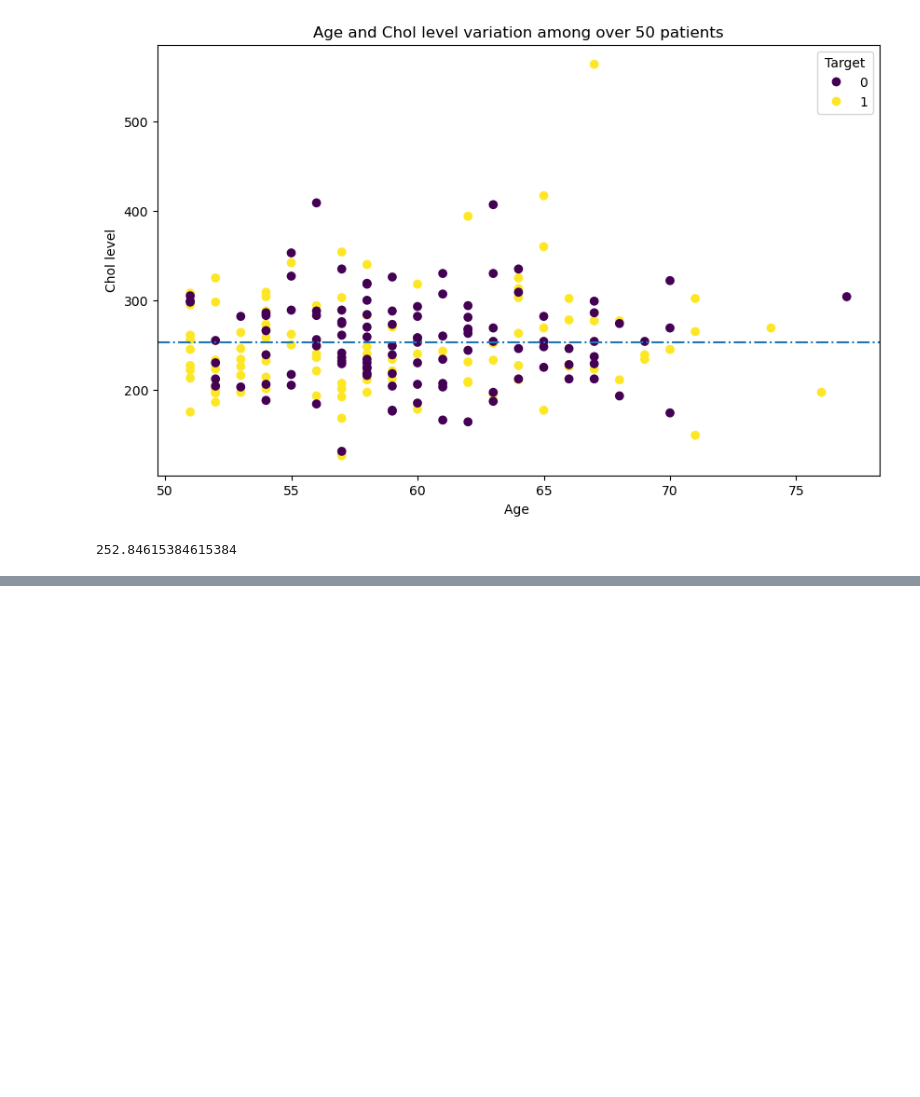
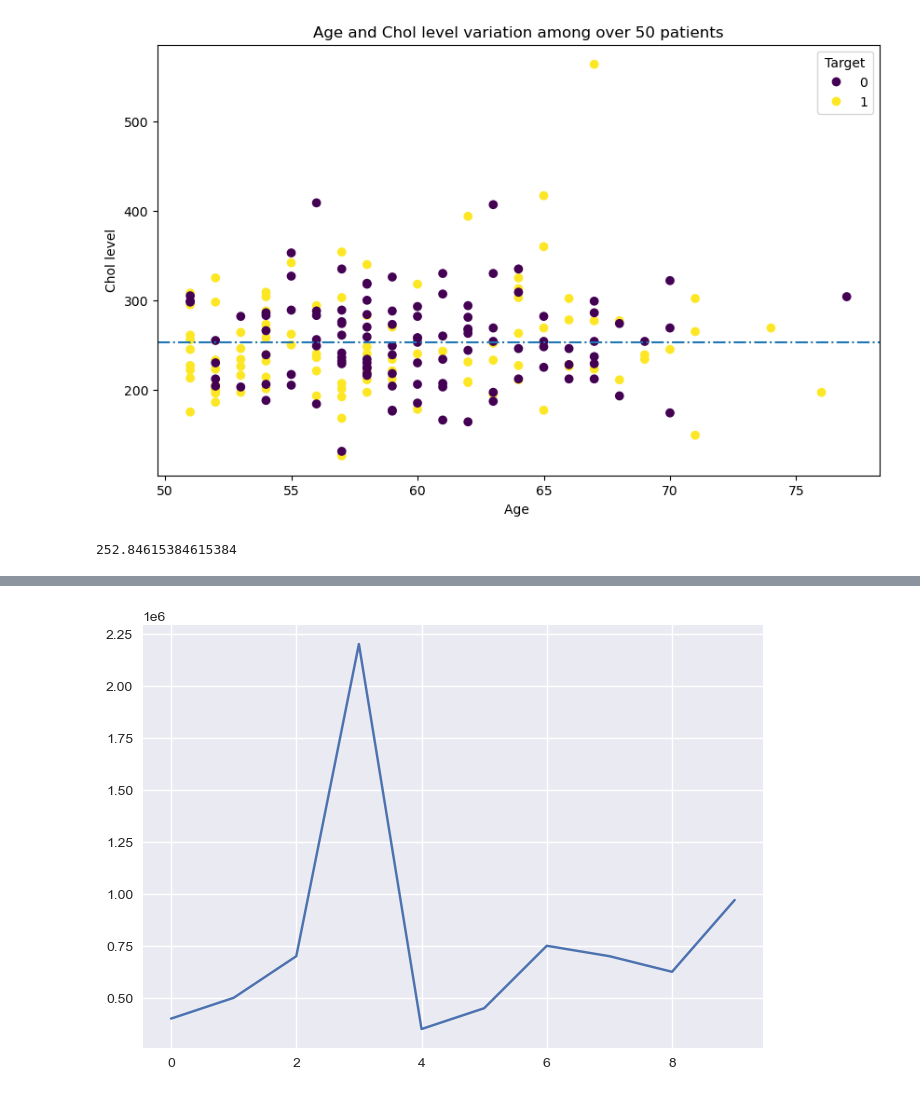
Before and after one commit to UGSNBandara/Machine-Learning-introduction, a Jupyter notebook: matplotlib_intro/Introduction_to_matplotlib.ipynb, the cells around one changed output, grey strips where cells are left out. Cells and saved outputs as stored; diff of their text form; code cells hidden in the pictures; blank space fills up the shorter version.

```diff
--- a/matplotlib_intro/Introduction_to_matplotlib.ipynb
+++ b/matplotlib_intro/Introduction_to_matplotlib.ipynb
@@ -573,0 +665,6 @@ over_50.chol.mean()
+# %%
+plt.style.use("seaborn-v0_8")
+# %%
+car_sale["Price"].plot();
+# %% [output]
+[figure, added]
```
Also changed, not shown: parts of 26 cells of this notebook, 1 other file.
